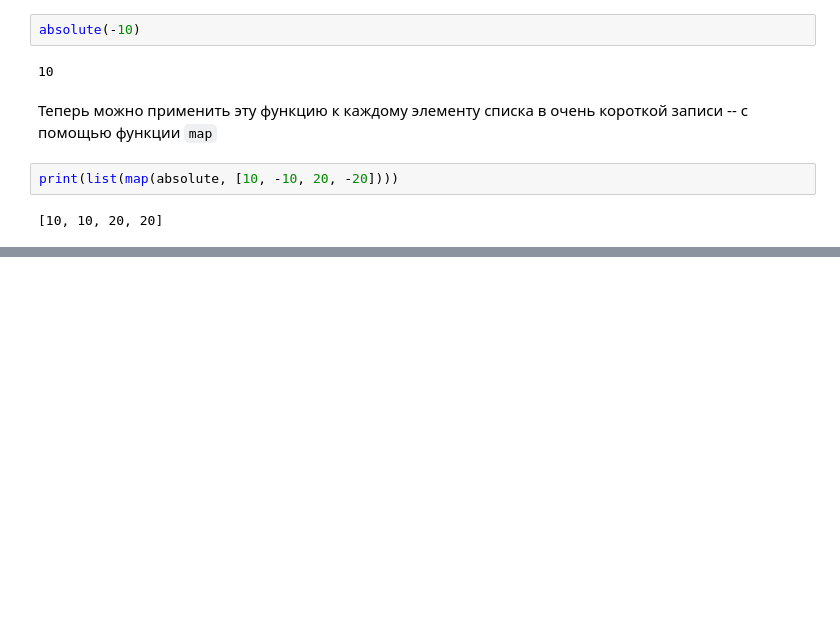
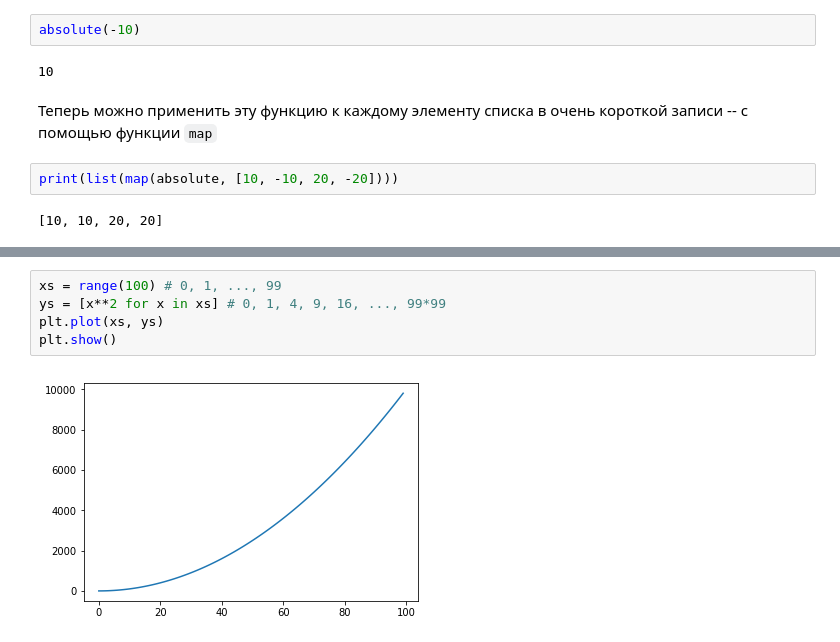
Before and after one commit to MrTsepa/SummerOlympSchool-MIPT-2018, a Jupyter notebook: Main.ipynb, the cells around one changed output, grey strips where cells are left out. Drawn from its saved outputs; the diff is of its cells as text; blank space fills up the shorter version.

```diff
--- a/Main.ipynb
+++ b/Main.ipynb
@@ -163,0 +185,7 @@ print(list(map(absolute, [10, -10, 20, -20])))
+# %%
+xs = range(100) # 0, 1, ..., 99
+ys = [x**2 for x in xs] # 0, 1, 4, 9, 16, ..., 99*99
+plt.plot(xs, ys)
+plt.show()
+# %% [output]
+[figure, added]
```
Also changed, not shown: parts of 41 cells of this notebook, 1 other file.
